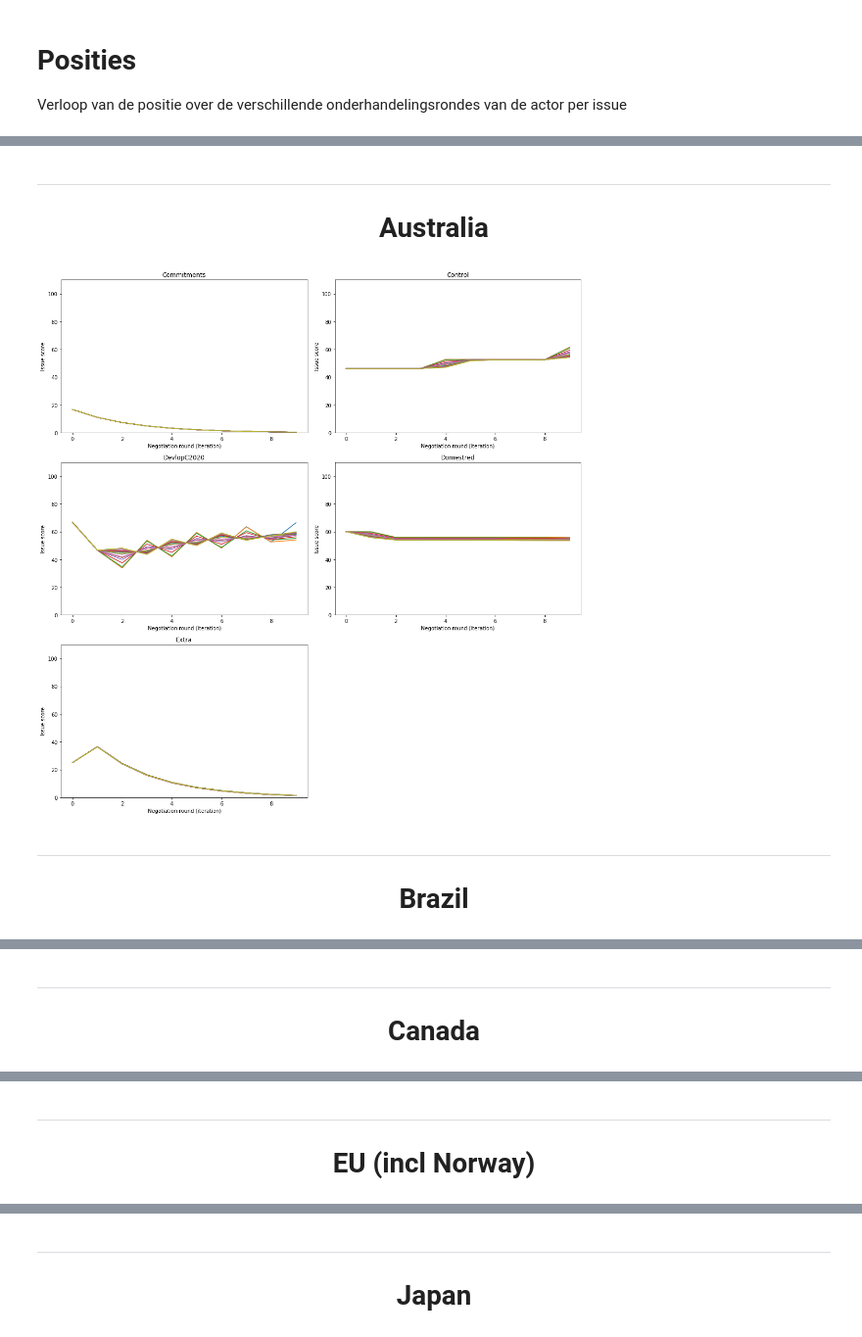
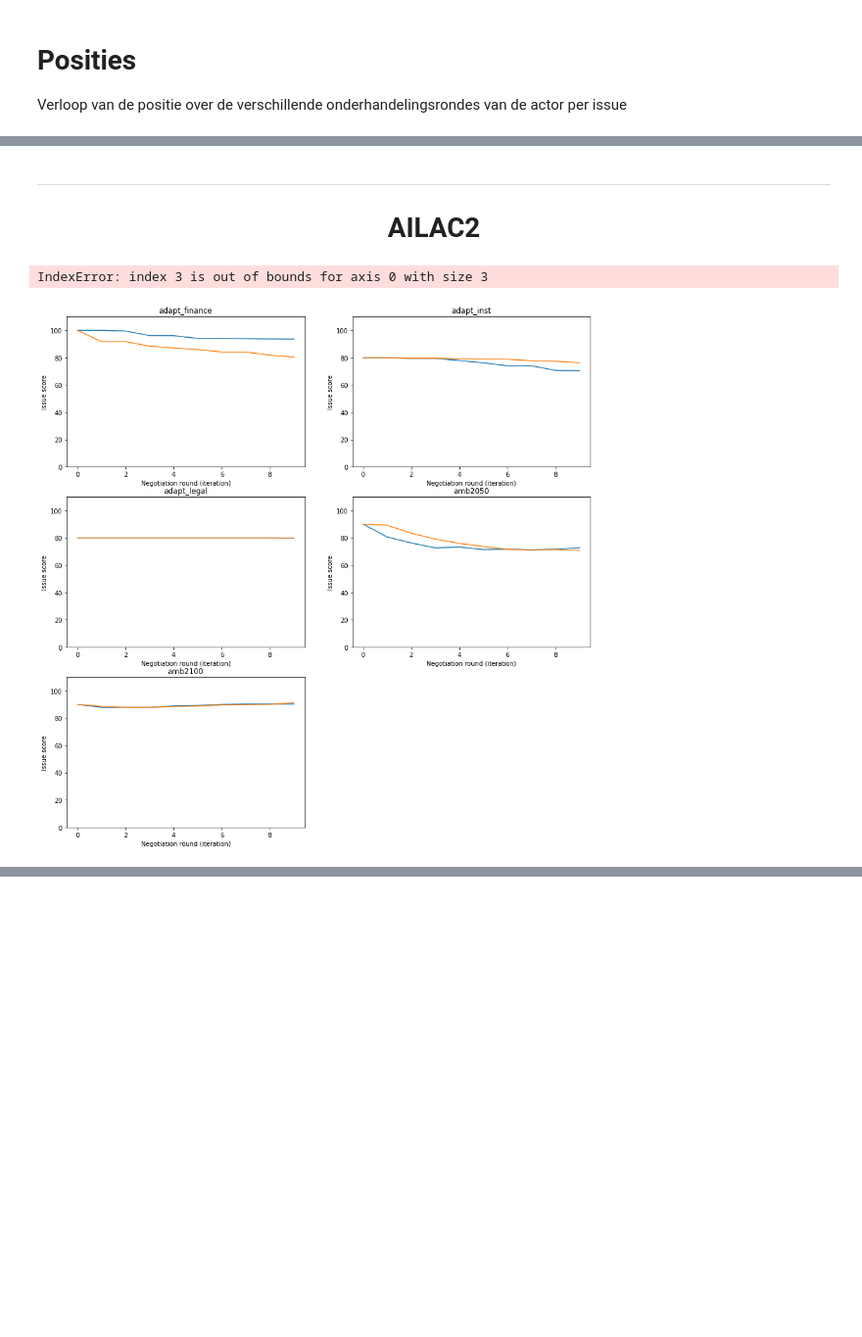
Before and after one commit to foarsitter/decide-analysis, a Jupyter notebook: notebooks/issues_compared.ipynb, the cells around one changed output, grey strips where cells are left out. Shown at 98% size. Cells and saved outputs as stored; diff of their text form; code cells hidden in the pictures; blank space fills up the shorter version.

```diff
--- a/notebooks/issues_compared.ipynb
+++ b/notebooks/issues_compared.ipynb
@@ -12,8 +12,9 @@ from IPython.core.display import display, HTML
 
 pd.set_option('display.max_rows', 750)
 pd.set_option('display.max_columns', 500)
+data_set_id = 6
 # %%
-conn = sqlite3.connect('/home/jelmert/Documents/decide-kopenhagen-no-ties.db')
+conn = sqlite3.connect('/home/jelmert/PycharmProjects/decide-exchange-model/data/output/decide-data_1.db')
 # %%
 df = pd.read_sql("""
 SELECT
@@ -30,11 +31,11 @@ SELECT
         LEFT JOIN repetition r ON i2.repetition_id = r.id
         LEFT JOIN modelrun m ON r.model_run_id = m.id
         LEFT JOIN dataset d ON a.data_set_id = d.id
-      WHERE  ai.type_int = 0 AND d.id = ?
+      WHERE  ai.type = 'before' AND d.id = ?
      GROUP BY m.id, i2.pointer, a.id, i.id;
 """,
                  conn,
-                 params=(1,),
+                 params=(data_set_id,),
                  index_col=[ 'issue','actor','p'],
                  columns=['postion']
                 )
@@ -68,35 +70,35 @@ table
 # %%
-cursor = conn.execute('SELECT `name`, `id`, lower, upper FROM issue ORDER BY `name`')
+cursor = conn.execute('SELECT `name`, `id`, lower, upper FROM issue WHERE data_set_id = ? ORDER BY `name`', [data_set_id])
 issues = cursor.fetchall()
 
-cursor = conn.execute('SELECT `name`, `id` FROM actor ORDER BY `name`')
+cursor = conn.execute('SELECT `name`, `id` FROM actor WHERE data_set_id = ? ORDER BY `name`', [data_set_id])
 actors = cursor.fetchall()
 
 for actor, actor_id in actors:
 
     fig, axes = plt.subplots(3, 2, figsize=(15,15))  # a figure with a 2x2 grid of Axes
     i = 0
     fig.delaxes(axes[2,1])
     display(HTML('<hr><h1><center>{}</center></h1>'.format(actor)))
     for issue in issues:
 
         row = int(i / 2)
         col = i % 2
 
         subset = table.query('actor == ["{}"] and issue == ["{}"]'.format(actor, issue[0]))
         subchart = axes[row, col]
         subchart.plot(subset.values)
         subchart.set_ylim(0, 110)
         subchart.set_title(issue[0])
         subchart.set_ylabel('Issue score')
         subchart.set_xlabel('Negotiation round (iteration)')
 
         i+=1
 
 
     plt.tight_layout()
     plt.show()
 # %% [output]
-Australia
+AILAC2
+IndexError: index 3 is out of bounds for axis 0 with size 3
-[figure, old version]
+[figure, new version]
-Brazil
@@ -104 +104,0 @@ Brazil
-Canada
@@ -106 +104,0 @@ Canada
-EU (incl Norway)
@@ -108 +104,0 @@ EU (incl Norway)
-Japan
```
Also changed, not shown: parts of 2 cells of this notebook, 5 other files.
